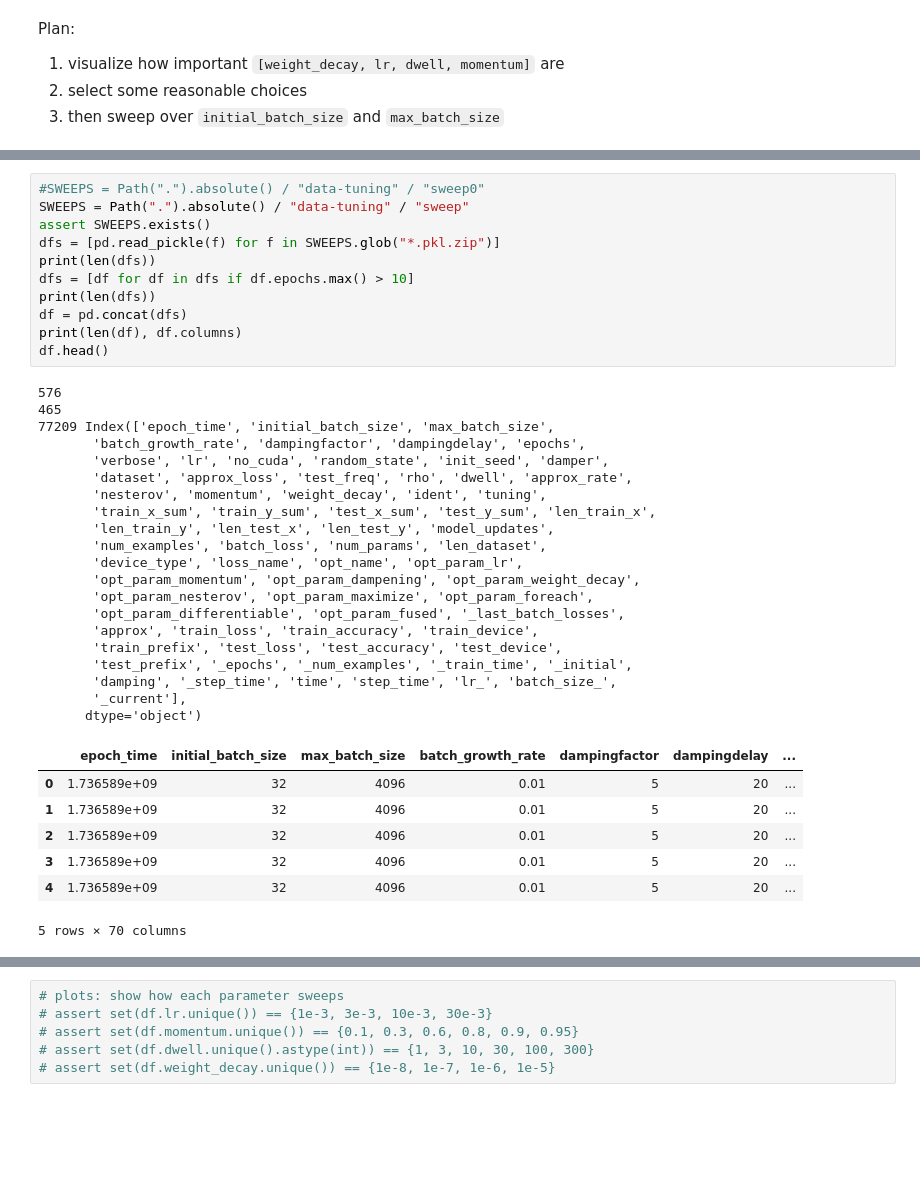
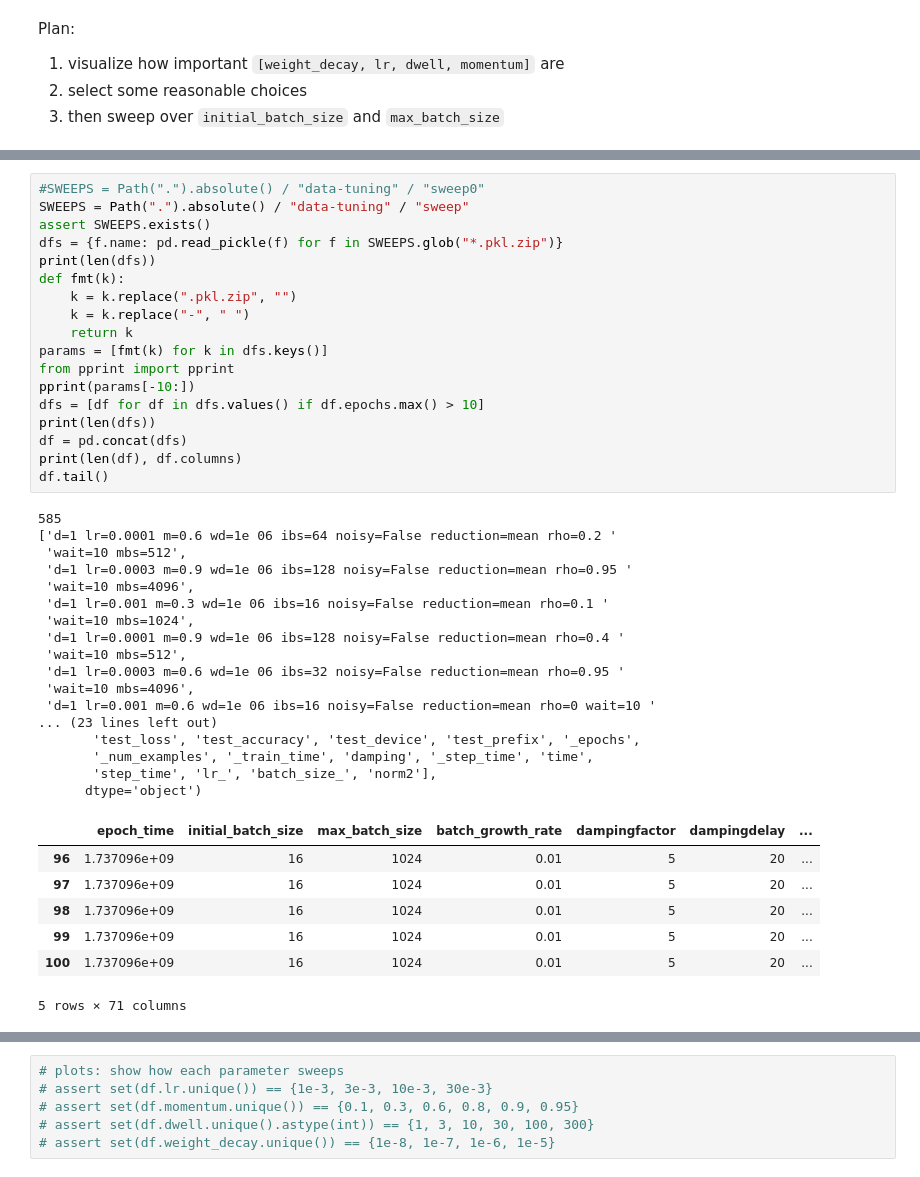
Before and after one commit to stsievert/adadamp-experiments, a Jupyter notebook: exp-finetune/viz-sweep.ipynb, the cells around one changed output, grey strips where cells are left out. Drawn from its saved outputs; the diff is of its cells as text; blank space fills up the shorter version.

```diff
--- a/exp-finetune/viz-sweep.ipynb
+++ b/exp-finetune/viz-sweep.ipynb
@@ -10,39 +27,43 @@ Plan:
 # %%
 #SWEEPS = Path(".").absolute() / "data-tuning" / "sweep0"
 SWEEPS = Path(".").absolute() / "data-tuning" / "sweep"
 assert SWEEPS.exists()
-dfs = [pd.read_pickle(f) for f in SWEEPS.glob("*.pkl.zip")]
+dfs = {f.name: pd.read_pickle(f) for f in SWEEPS.glob("*.pkl.zip")}
 print(len(dfs))
-dfs = [df for df in dfs if df.epochs.max() > 10]
+def fmt(k):
+    k = k.replace(".pkl.zip", "")
+    k = k.replace("-", " ")
+    return k
+params = [fmt(k) for k in dfs.keys()]
+from pprint import pprint
+pprint(params[-10:])
+dfs = [df for df in dfs.values() if df.epochs.max() > 10]
 print(len(dfs))
 df = pd.concat(dfs)
 print(len(df), df.columns)
-df.head()
+df.tail()
 # %% [output]
-576
-465
-77209 Index(['epoch_time', 'initial_batch_size', 'max_batch_size',
-       'batch_growth_rate', 'dampingfactor', 'dampingdelay', 'epochs',
-       'verbose', 'lr', 'no_cuda', 'random_state', 'init_seed', 'damper',
-       'dataset', 'approx_loss', 'test_freq', 'rho', 'dwell', 'approx_rate',
-       'nesterov', 'momentum', 'weight_decay', 'ident', 'tuning',
-       'train_x_sum', 'train_y_sum', 'test_x_sum', 'test_y_sum', 'len_train_x',
-       'len_train_y', 'len_test_x', 'len_test_y', 'model_updates',
-       'num_examples', 'batch_loss', 'num_params', 'len_dataset',
-       'device_type', 'loss_name', 'opt_name', 'opt_param_lr',
-       'opt_param_momentum', 'opt_param_dampening', 'opt_param_weight_decay',
-       'opt_param_nesterov', 'opt_param_maximize', 'opt_param_foreach',
-       'opt_param_differentiable', 'opt_param_fused', '_last_batch_losses',
-       'approx', 'train_loss', 'train_accuracy', 'train_device',
-       'train_prefix', 'test_loss', 'test_accuracy', 'test_device',
-       'test_prefix', '_epochs', '_num_examples', '_train_time', '_initial',
-       'damping', '_step_time', 'time', 'step_time', 'lr_', 'batch_size_',
-       '_current'],
+585
+['d=1 lr=0.0001 m=0.6 wd=1e 06 ibs=64 noisy=False reduction=mean rho=0.2 '
+ 'wait=10 mbs=512',
+ 'd=1 lr=0.0003 m=0.9 wd=1e 06 ibs=128 noisy=False reduction=mean rho=0.95 '
+ 'wait=10 mbs=4096',
+ 'd=1 lr=0.001 m=0.3 wd=1e 06 ibs=16 noisy=False reduction=mean rho=0.1 '
+ 'wait=10 mbs=1024',
+ 'd=1 lr=0.0001 m=0.9 wd=1e 06 ibs=128 noisy=False reduction=mean rho=0.4 '
+ 'wait=10 mbs=512',
+ 'd=1 lr=0.0003 m=0.6 wd=1e 06 ibs=32 noisy=False reduction=mean rho=0.95 '
+ 'wait=10 mbs=4096',
+ 'd=1 lr=0.001 m=0.6 wd=1e 06 ibs=16 noisy=False reduction=mean rho=0 wait=10 '
+... (23 lines left out)
+       'test_loss', 'test_accuracy', 'test_device', 'test_prefix', '_epochs',
+       '_num_examples', '_train_time', 'damping', '_step_time', 'time',
+       'step_time', 'lr_', 'batch_size_', 'norm2'],
       dtype='object')
 |  | epoch_time | initial_batch_size | max_batch_size | batch_growth_rate | dampingfactor | dampingdelay | ... |
-| 0 | 1.736589e+09 | 32 | 4096 | 0.01 | 5 | 20 | ... |
-| 1 | 1.736589e+09 | 32 | 4096 | 0.01 | 5 | 20 | ... |
-| 2 | 1.736589e+09 | 32 | 4096 | 0.01 | 5 | 20 | ... |
-| 3 | 1.736589e+09 | 32 | 4096 | 0.01 | 5 | 20 | ... |
-| 4 | 1.736589e+09 | 32 | 4096 | 0.01 | 5 | 20 | ... |
+| 96 | 1.737096e+09 | 16 | 1024 | 0.01 | 5 | 20 | ... |
+| 97 | 1.737096e+09 | 16 | 1024 | 0.01 | 5 | 20 | ... |
+| 98 | 1.737096e+09 | 16 | 1024 | 0.01 | 5 | 20 | ... |
+| 99 | 1.737096e+09 | 16 | 1024 | 0.01 | 5 | 20 | ... |
+| 100 | 1.737096e+09 | 16 | 1024 | 0.01 | 5 | 20 | ... |
-5 rows × 70 columns
+5 rows × 71 columns
```
Also changed, not shown: parts of 15 cells of this notebook, 4 other files.
